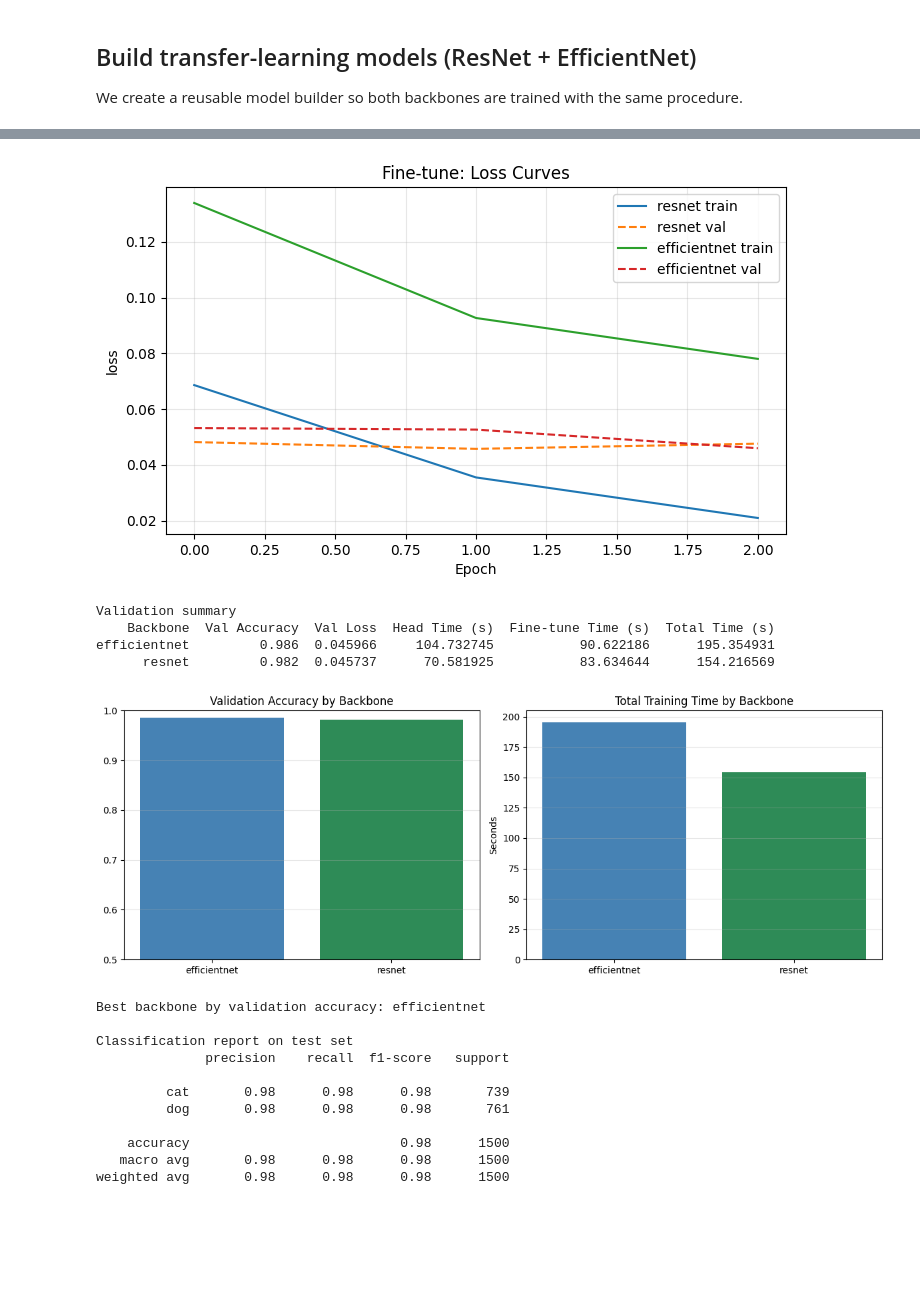
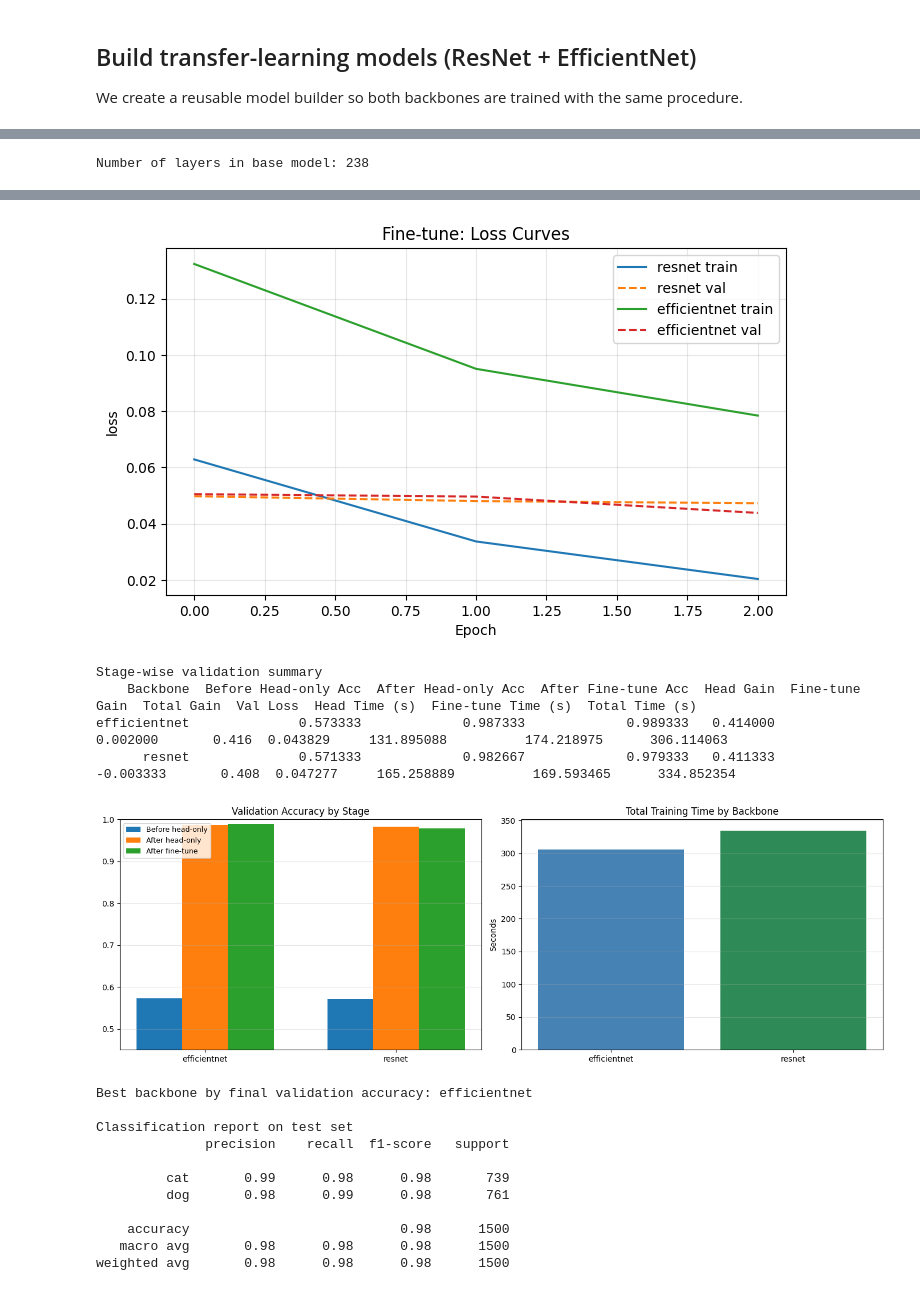
Before and after one commit to AHFIDAILabs/AI-ACCELERATOR_PROGRAM, a Jupyter notebook: week_07/day_02/03_lab/01_Transfer_Learning_ResNet_EfficientNet_LiveCoding.ipynb, the cells around one changed output, grey strips where cells are left out. Saved outputs shown, nothing was run; the diff lists cells and outputs as text; code cells hidden in the pictures; blank space fills up the shorter version.

```diff
--- a/week_07/day_02/03_lab/01_Transfer_Learning_ResNet_EfficientNet_LiveCoding.ipynb
+++ b/week_07/day_02/03_lab/01_Transfer_Learning_ResNet_EfficientNet_LiveCoding.ipynb
@@ -238,4 +257,14 @@ Then we compare validation performance and speed.
+# %%
+count = 0
+for i in base.layers:
+    # print(i)
+    count += 1
+print(f"Number of layers in base model: {count}")
+# %% [output]
+Number of layers in base model: 238
 # %%
+# We're going modify our backbones models or pretrained
+
 if not TF_AVAILABLE:
     print("Skipping fine-tuning and evaluation because TensorFlow is unavailable.")
 else:
@@ -249,6 +278,9 @@ else:
 
         # Unfreeze only top layers
         base.trainable = True
+        # UNFREEZE = 20
+        # will no freeze the last 20 layers of the base model
+
         for layer in base.layers[:-UNFREEZE_LAST]:
             layer.trainable = False
 
@@ -272,36 +304,54 @@ else:
         )
         ft_time = time.perf_counter() - t0
 
-        val_loss, val_acc = model.evaluate(val_ds, verbose=0)
+        # Stage 2: after fine-tuning
+        ft_loss, ft_acc = model.evaluate(val_ds, verbose=0)
 
-        experiments[backbone_name]["ft_time_sec"] = ft_time
-        experiments[backbone_name]["val_loss"] = float(val_loss)
-        experiments[backbone_name]["val_acc"] = float(val_acc)
+        experiments[backbone_name]["ft_time_sec"] = float(ft_time)
+        experiments[backbone_name]["val_loss"] = float(ft_loss)
+        experiments[backbone_name]["val_acc"] = float(ft_acc)
         ft_histories[backbone_name] = hist_ft
+
+        pre_acc = experiments[backbone_name]["pre_head_val_acc"]
+        head_acc = experiments[backbone_name]["head_val_acc"]
 
         summary_rows.append(
             {
                 "Backbone": backbone_name,
-                "Val Accuracy": float(val_acc),
-                "Val Loss": float(val_loss),
+                "Before Head-only Acc": pre_acc,
+                "After Head-only Acc": head_acc,
+                "After Fine-tune Acc": float(ft_acc),
+                "Head Gain": float(head_acc - pre_acc),
+                "Fine-tune Gain": float(ft_acc - head_acc),
+                "Total Gain": float(ft_acc - pre_acc),
+                "Val Loss": float(ft_loss),
                 "Head Time (s)": experiments[backbone_name]["head_time_sec"],
-                "Fine-tune Time (s)": ft_time,
-                "Total Time (s)": experiments[backbone_name]["head_time_sec"] + ft_time,
+                "Fine-tune Time (s)": float(ft_time),
+                "Total Time (s)": experiments[backbone_name]["head_time_sec"] + float(ft_time),
             }
         )
 
     plot_histories(ft_histories, metric="accuracy", title_prefix="Fine-tune: ")
     plot_histories(ft_histories, metric="loss", title_prefix="Fine-tune: ")
 
-    summary_df = pd.DataFrame(summary_rows).sort_values("Val Accuracy", ascending=False)
-    print("\nValidation summary")
+    summary_df = pd.DataFrame(summary_rows).sort_values("After Fine-tune Acc", ascending=False)
+    print("\nStage-wise validation summary")
     print(summary_df.to_string(index=False))
 
-    fig, axes = plt.subplots(1, 2, figsize=(12, 4.5))
-    axes[0].bar(summary_df["Backbone"], summary_df["Val Accuracy"], color=["steelblue", "seagreen"])
-    axes[0].set_title("Validation Accuracy by Backbone")
-    axes[0].set_ylim(0.5, 1.0)
+    # Stage-wise bars: before -> head-only -> fine-tuned
+    x = np.arange(len(summary_df))
+    w = 0.24
+
+    fig, axes = plt.subplots(1, 2, figsize=(14, 4.8))
+    axes[0].bar(x - w, summary_df["Before Head-only Acc"], width=w, label="Before head-only")
+    axes[0].bar(x, summary_df["After Head-only Acc"], width=w, label="After head-only")
+    axes[0].bar(x + w, summary_df["After Fine-tune Acc"], width=w, label="After fine-tune")
+    axes[0].set_xticks(x)
+    axes[0].set_xticklabels(summary_df["Backbone"])
+    axes[0].set_ylim(0.45, 1.0)
+    axes[0].set_title("Validation Accuracy by Stage")
     axes[0].grid(axis="y", alpha=0.3)
+    axes[0].legend(fontsize=9)
 
     axes[1].bar(summary_df["Backbone"], summary_df["Total Time (s)"], color=["steelblue", "seagreen"])
     axes[1].set_title("Total Training Time by Backbone")
@@ -313,7 +363,7 @@ else:
 
     best_backbone = summary_df.iloc[0]["Backbone"]
     best_model = experiments[best_backbone]["model"]
-    print(f"\nBest backbone by validation accuracy: {best_backbone}")
+    print(f"\nBest backbone by final validation accuracy: {best_backbone}")
 
     # Test-set evaluation for best backbone
     y_true = []
@@ -353,16 +403,16 @@ Epoch 3/3
-[figure, old version]
+[figure, new version]
-Validation summary
-    Backbone  Val Accuracy  Val Loss  Head Time (s)  Fine-tune Time (s)  Total Time (s)
-efficientnet         0.986  0.045966     104.732745           90.622186      195.354931
-      resnet         0.982  0.045737      70.581925           83.634644      154.216569
+Stage-wise validation summary
+    Backbone  Before Head-only Acc  After Head-only Acc  After Fine-tune Acc  Head Gain  Fine-tune Gain  Total Gain  Val Loss  Head Time (s)  Fine-tune Time (s)  Total Time (s)
+efficientnet              0.573333             0.987333             0.989333   0.414000        0.002000       0.416  0.043829     131.895088          174.218975      306.114063
+      resnet              0.571333             0.982667             0.979333   0.411333       -0.003333       0.408  0.047277     165.258889          169.593465      334.852354
-[figure, old version]
+[figure, new version]
-Best backbone by validation accuracy: efficientnet
+Best backbone by final validation accuracy: efficientnet
 
 Classification report on test set
               precision    recall  f1-score   support
 
-         cat       0.98      0.98      0.98       739
-         dog       0.98      0.98      0.98       761
+         cat       0.99      0.98      0.98       739
+         dog       0.98      0.99      0.98       761
 
     accuracy                           0.98      1500
    macro avg       0.98      0.98      0.98      1500
```
Also changed, not shown: parts of 5 cells of this notebook, 1 other file.
